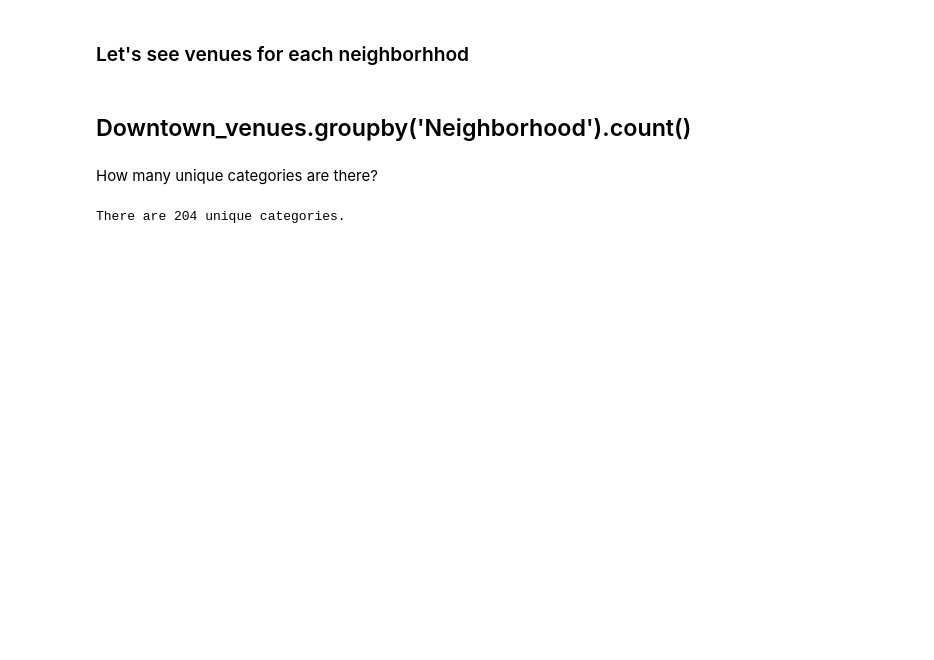
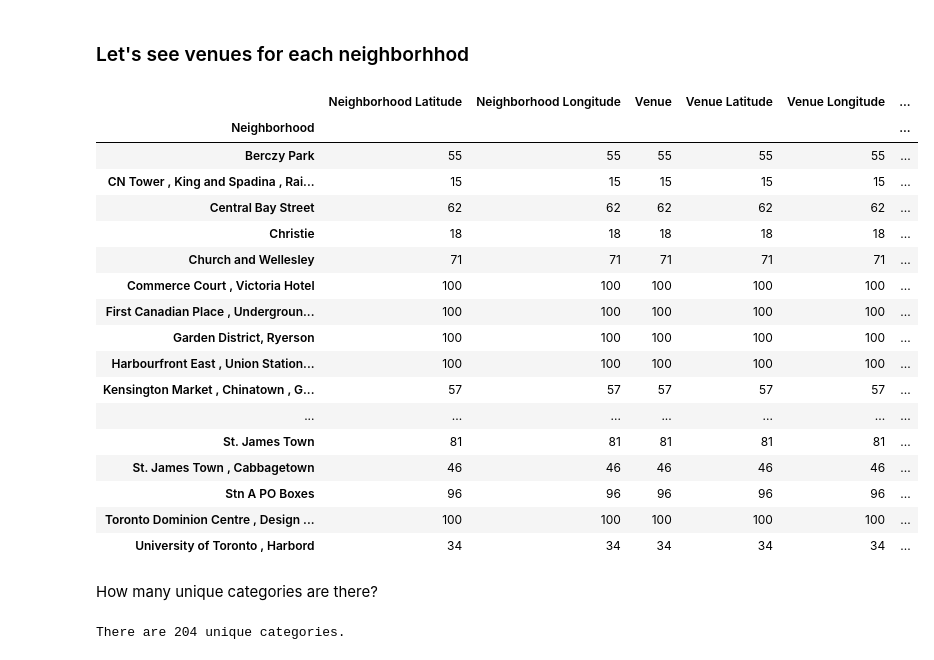
Before and after one commit to dfnah/Coursera_Capstone, a Jupyter notebook: Toronto_PostCode.ipynb, the cells around one changed output. Cells and saved outputs as stored; diff of their text form; code cells hidden in the pictures; blank space fills up the shorter version.

```diff
--- a/Toronto_PostCode.ipynb
+++ b/Toronto_PostCode.ipynb
@@ -378,8 +367,27 @@ Downtown_venues.head()
 | 4 | St. James Town , Cabbagetown | 43.667967 | -79.367675 | Cranberries | 43.667843 | -79.369407 | ... |
 # %% [markdown]
 ### Let's see venues for each neighborhhod
-# %% [markdown]
-## Downtown_venues.groupby('Neighborhood').count()
+# %%
+Downtown_venues.groupby('Neighborhood').count()
+# %% [output]
+|  | Neighborhood Latitude | Neighborhood Longitude | Venue | Venue Latitude | Venue Longitude | ... |
+| Neighborhood |  |  |  |  |  | ... |
+| Berczy Park | 55 | 55 | 55 | 55 | 55 | ... |
+| CN Tower , King and Spadina , Rai... | 15 | 15 | 15 | 15 | 15 | ... |
+| Central Bay Street | 62 | 62 | 62 | 62 | 62 | ... |
+| Christie | 18 | 18 | 18 | 18 | 18 | ... |
+| Church and Wellesley | 71 | 71 | 71 | 71 | 71 | ... |
+| Commerce Court , Victoria Hotel | 100 | 100 | 100 | 100 | 100 | ... |
+| First Canadian Place , Undergroun... | 100 | 100 | 100 | 100 | 100 | ... |
+| Garden District, Ryerson | 100 | 100 | 100 | 100 | 100 | ... |
+| Harbourfront East , Union Station... | 100 | 100 | 100 | 100 | 100 | ... |
+| Kensington Market , Chinatown , G... | 57 | 57 | 57 | 57 | 57 | ... |
+| ... | ... | ... | ... | ... | ... | ... |
+| St. James Town | 81 | 81 | 81 | 81 | 81 | ... |
+| St. James Town , Cabbagetown | 46 | 46 | 46 | 46 | 46 | ... |
+| Stn A PO Boxes | 96 | 96 | 96 | 96 | 96 | ... |
+| Toronto Dominion Centre , Design ... | 100 | 100 | 100 | 100 | 100 | ... |
+| University of Toronto , Harbord | 34 | 34 | 34 | 34 | 34 | ... |
 # %% [markdown]
 How many unique categories are there?
 # %%
```
Also changed, not shown: parts of 4 cells of this notebook.
